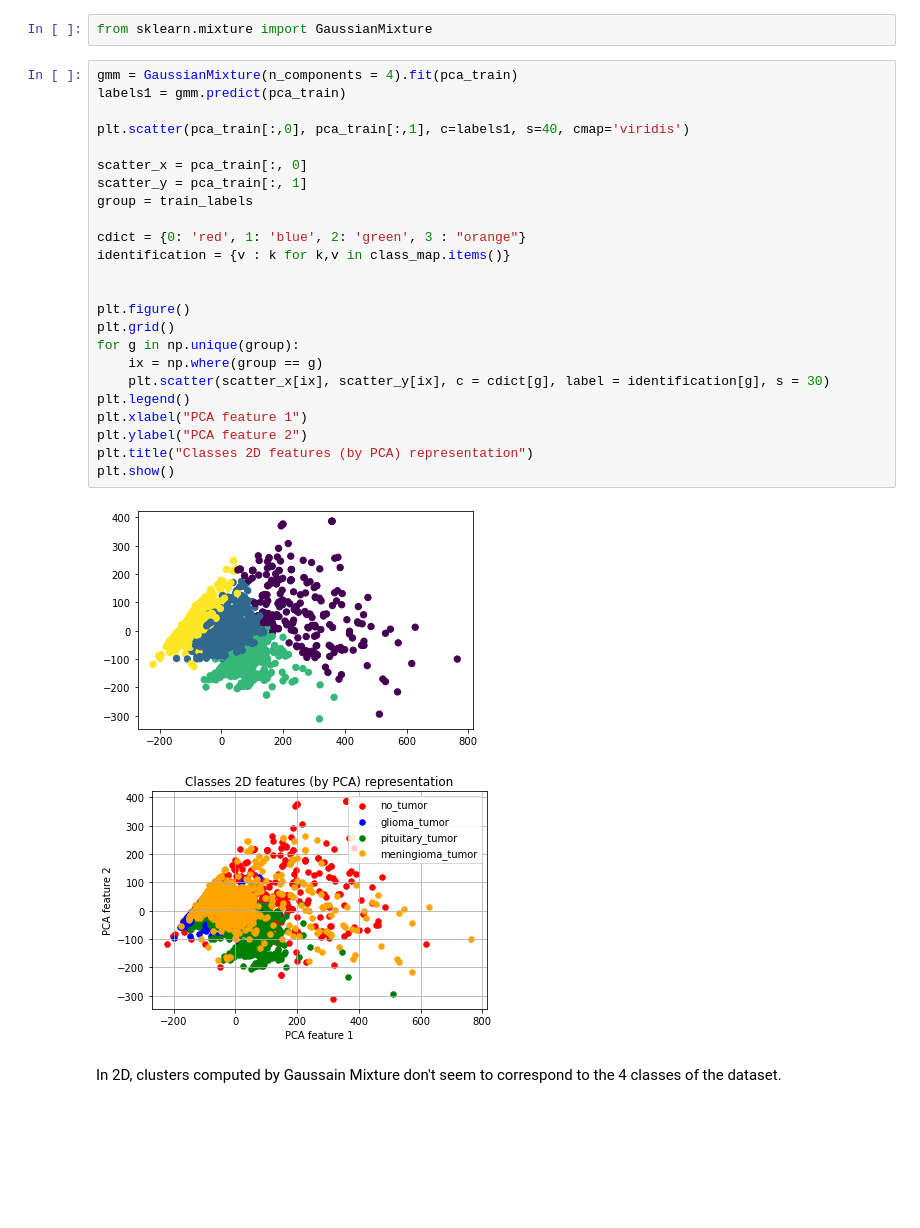
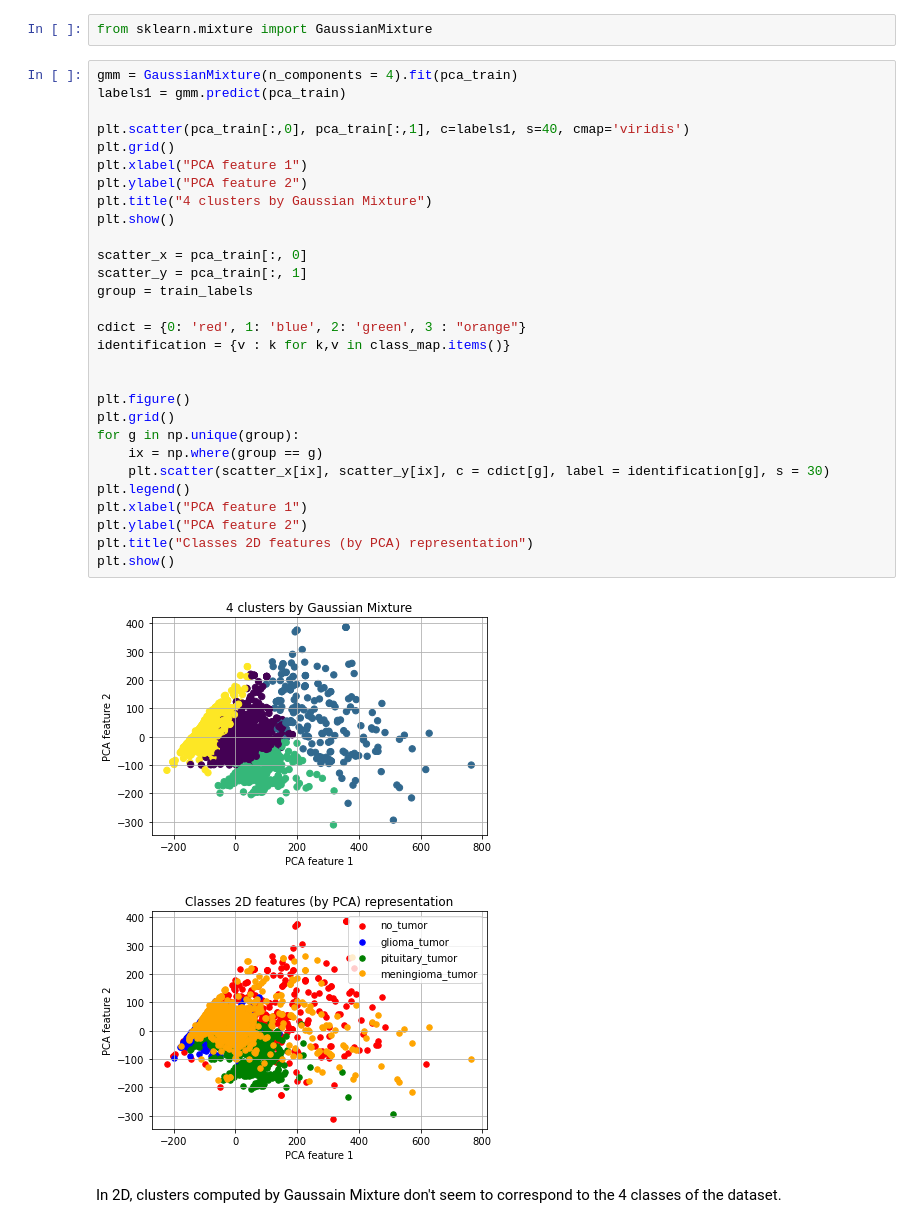
Before and after one commit to Khaalex1/DM_and_ML_portfolio, a Jupyter notebook: lab-7_Clustering.ipynb, the cells around one changed output. Saved outputs shown, nothing was run; the diff lists cells and outputs as text; blank space fills up the shorter version.

Commit message:
mixture

```diff
--- a/lab-7_Clustering.ipynb
+++ b/lab-7_Clustering.ipynb
@@ -332,29 +332,34 @@ from sklearn.mixture import GaussianMixture
 # %%
 gmm = GaussianMixture(n_components = 4).fit(pca_train)
 labels1 = gmm.predict(pca_train)
 
 plt.scatter(pca_train[:,0], pca_train[:,1], c=labels1, s=40, cmap='viridis')
+plt.grid()
+plt.xlabel("PCA feature 1")
+plt.ylabel("PCA feature 2")
+plt.title("4 clusters by Gaussian Mixture")
+plt.show()
 
 scatter_x = pca_train[:, 0]
 scatter_y = pca_train[:, 1]
 group = train_labels
 
 cdict = {0: 'red', 1: 'blue', 2: 'green', 3 : "orange"}
 identification = {v : k for k,v in class_map.items()}
 
 
 plt.figure()
 plt.grid()
 for g in np.unique(group):
     ix = np.where(group == g)
     plt.scatter(scatter_x[ix], scatter_y[ix], c = cdict[g], label = identification[g], s = 30)
 plt.legend()
 plt.xlabel("PCA feature 1")
 plt.ylabel("PCA feature 2")
 plt.title("Classes 2D features (by PCA) representation")
 plt.show()
 # %% [output]
-[figure, old version]
+[figure, new version]
 [figure]
 # %% [markdown]
 In 2D, clusters computed by Gaussain Mixture don't seem to correspond to the 4 classes of the dataset.
```
Also changed, not shown: parts of 11 cells of this notebook, 1 other file.
